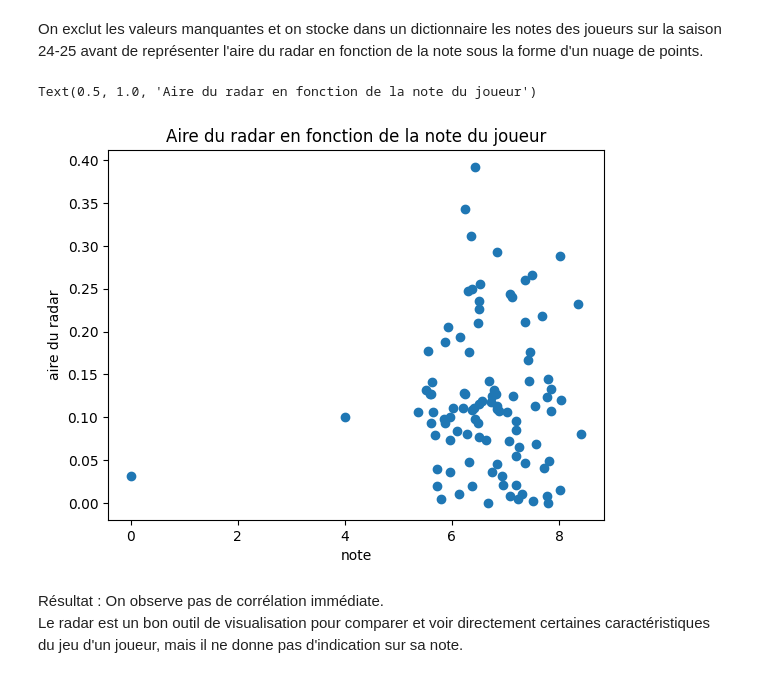
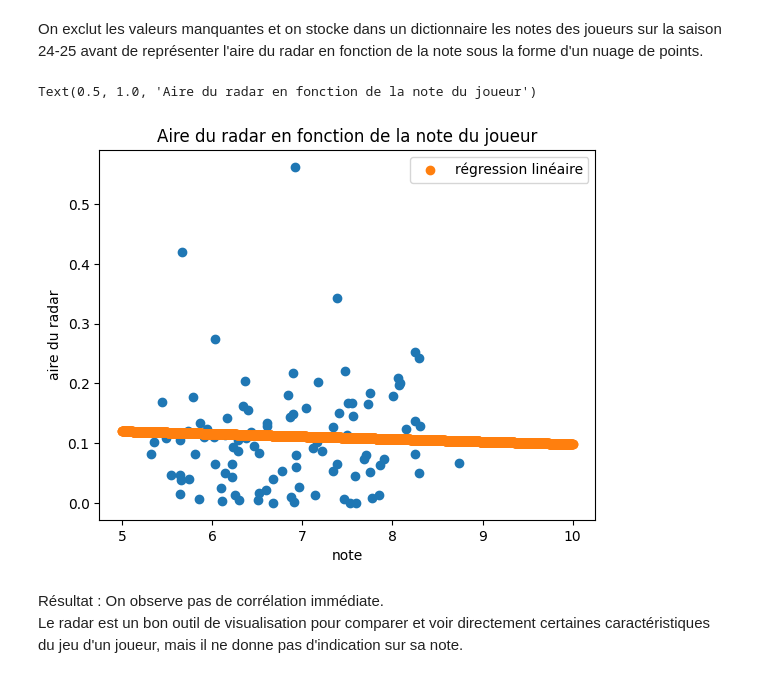
Before and after one commit to RiyadKT/Football-player-performance-prediction, a Jupyter notebook: main.ipynb, the cells around one changed output. Saved outputs shown, nothing was run; the diff lists cells and outputs as text; code cells hidden in the pictures.

```diff
--- a/main.ipynb
+++ b/main.ipynb
@@ -738,5 +751,3 @@ On rajoute les infromations obtenues dans la base de données avec tous les joue
 # %%
-for player in player_stats_tm_dict.keys():
-    player_stats_fbref.loc[player,'meta'].update({'positions':player_stats_tm_dict[player]['positions'],'market_values':player_stats_tm_dict[player]['market_values']})
-
-player_stats_tm.to_csv('player_stats_tm.csv',index=False)
+for player in player_stats_tm.index:
+    player_stats_fbref.loc[player,'meta'].update({'positions':player_stats_tm.loc[player]['positions'],'market_values':player_stats_tm.loc[player]['market_values']})
@@ -1097,29 +1121,3 @@ L'objectif est d'explorer les tendances générales des données et de mettre en
-# %%
-import pickle,zlib,pandas as pd
-
-player_stats_fbref=pickle.loads(zlib.decompress(open('data/fbref_data/compressed_player_stats_fbref_1.bin','rb').read()))
-player_stats_fbref.update(pickle.loads(zlib.decompress(open('data/fbref_data/compressed_player_stats_fbref_2.bin','rb').read())))
-player_stats_fbref=pd.DataFrame(player_stats_fbref).transpose()
-player_stats_fbref=player_stats_fbref.sort_index(axis=1,ascending=False)
-na_player_stats_fbref=player_stats_fbref.isna()
-
-teams_fbref=pickle.load(open('data/fbref_data/teams_fbref.pkl','rb'))
-
-glossary=pd.read_csv('data/fbref_data/Glossaire_FBREF.csv')
-
-
-player_stats_tm=pd.DataFrame(pickle.load(open('data/tm_data/player_stats_tm.pkl','rb'))).transpose()
-
-
-
-transfer_history=pickle.load(open('data/tm_data/transfer_history.pkl','rb'))
-player_ratings=pd.read_csv('data/sf_data/player_ratings.csv',index_col=0)
-
-
-
-global_team_stats_fbref=pd.DataFrame(pickle.load(open('data/fbref_data/global_team_stats_fbref.pkl','rb'))).transpose()
-global_team_stats_fbref.columns=list(map(lambda s:f'{s}-{s+1}',global_team_stats_fbref.columns))
-na_global_team_stats=global_team_stats_fbref.isna()
 # %% [markdown]
 ## 1. Tendances générales des données
 # %% [markdown]
@@ -1306,12 +1304,24 @@ areas=list(radar_plot_players(list(player_ratings_2024.keys()),return_area=True,
 sample_values=random.sample(list(np.arange(len(areas))),k=100)
 # %%
+from scipy import stats
+
+X=np.linspace(5,10,len(ratings))
+
+slope, intercept, r, p, std_err = stats.linregress(X, areas)
+
+lin_mod=list(map(lambda x:slope*x+intercept,X))
+
+
+
 plt.scatter([ratings[i] for i in sample_values],[areas[i] for i in sample_values])
+plt.scatter(X,lin_mod,label='régression linéaire')
 plt.xlabel('note')
 plt.ylabel('aire du radar')
+plt.legend()
 plt.title('Aire du radar en fonction de la note du joueur')
 # %% [output]
 Text(0.5, 1.0, 'Aire du radar en fonction de la note du joueur')
-[figure, old version]
+[figure, new version]
 # %% [markdown]
 Résultat : On observe pas de corrélation immédiate.
 Le radar est un bon outil de visualisation pour comparer et voir directement certaines caractéristiques du jeu d'un joueur, mais il ne donne pas d'indication sur sa note.
```
Also changed, not shown: parts of 38 cells of this notebook, 5 other files.
